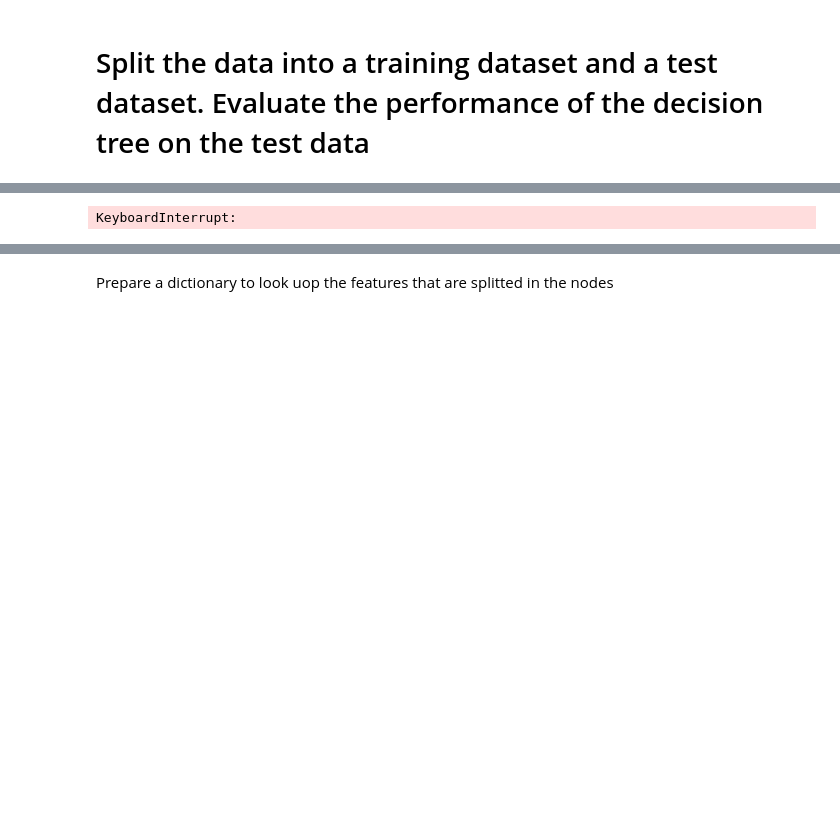
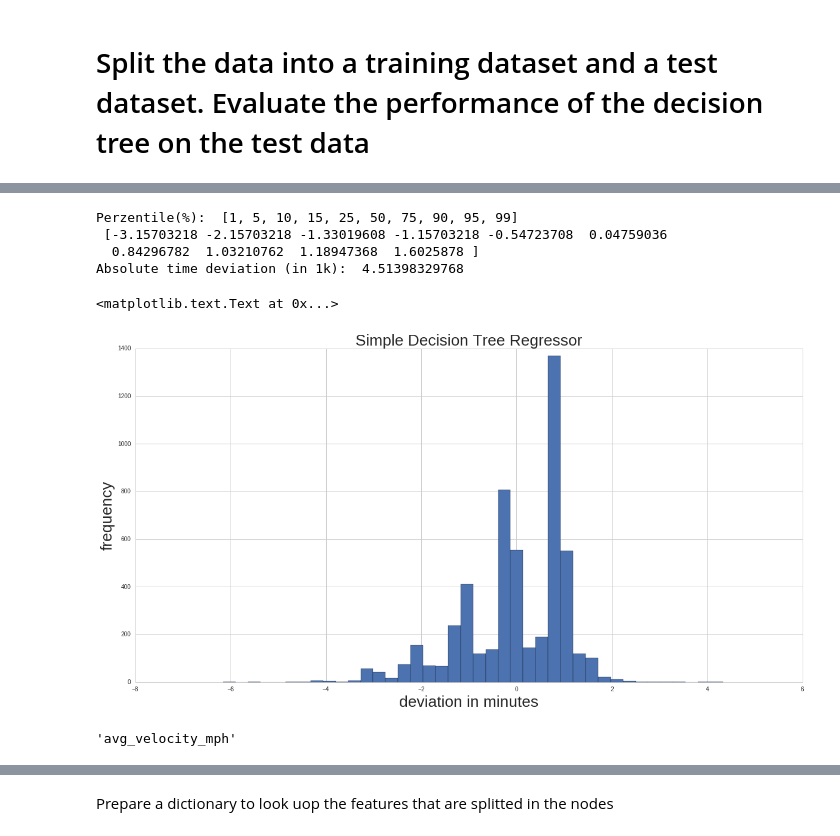
Before and after one commit to nikhase/nyc-taxi, a Jupyter notebook: weeklyBikeAnalysis.ipynb, the cells around one changed output, grey strips where cells are left out. Cells and saved outputs as stored; diff of their text form; code cells hidden in the pictures; blank space fills up the shorter version.

```diff
--- a/weeklyBikeAnalysis.ipynb
+++ b/weeklyBikeAnalysis.ipynb
@@ -895,8 +878,28 @@ regtree.score(X_test, y_test)
+# %%
+y_pred = regtree.predict(X_test)
+np.linalg.norm(np.ceil(y_pred)-y_test)
+diff = (y_pred-y_test)
+# plt.figure(figsize=(12,10)) # not needed. set values globally
+plt.hist(diff.values, bins=40)
+print('Perzentile(%): ', [1,5,10,15,25,50,75,90,95,99], '\n', np.percentile(diff.values, [1,5,10,15,25,50,75,90,95,99]))
+print('Absolute time deviation (in 1k): ', sum(abs(diff))/1000)
+plt.title('Simple Decision Tree Regressor')
+plt.xlabel('deviation in minutes')
+plt.ylabel('frequency')
+# %% [output]
+Perzentile(%):  [1, 5, 10, 15, 25, 50, 75, 90, 95, 99]
+ [-3.15703218 -2.15703218 -1.33019608 -1.15703218 -0.54723708  0.04759036
+  0.84296782  1.03210762  1.18947368  1.6025878 ]
+Absolute time deviation (in 1k):  4.51398329768
+<matplotlib.text.Text at 0x...>
+[figure, added]
+# %%
+time_regression_df.columns[6]
+# %% [output]
+'avg_velocity_mph'
 # %%
 from sklearn import tree
-tree.export_graphviz(regtree, out_file='figures/tree_d30.dot', feature_names=time_regression_df.ix[:,0:7].columns, class_names=time_regression_df.columns[7])
+tree.export_graphviz(regtree, out_file='figures/bike_tree_d10.dot', feature_names=time_regression_df.ix[:,0:6].columns, class_names=time_regression_df.columns[6])
-# %% [output]
-KeyboardInterrupt:
 # %%
 print(regtree.tree_.feature)
 print(regtree.tree_.children_left)
```
Also changed, not shown: parts of 50 cells of this notebook, 2 other files.
